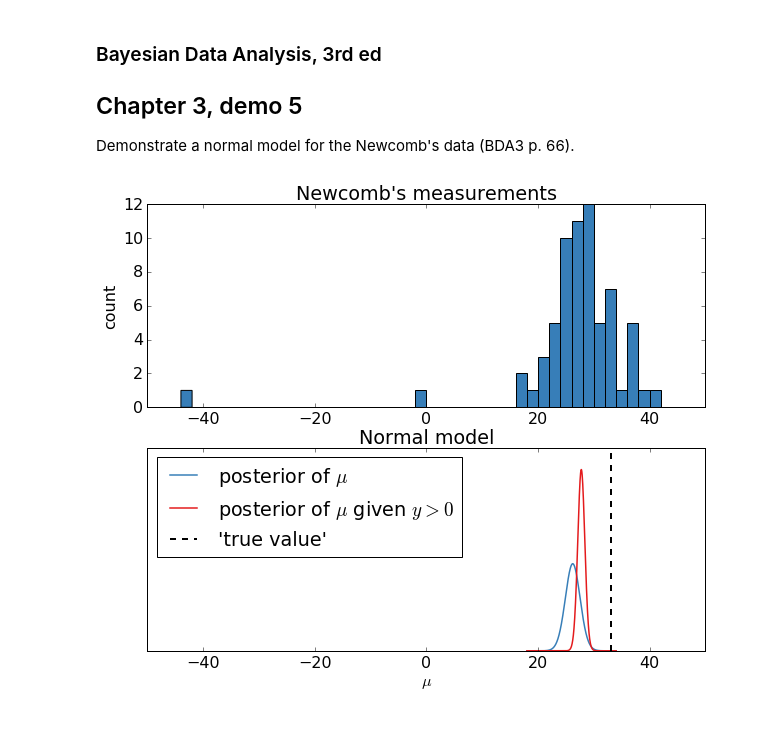
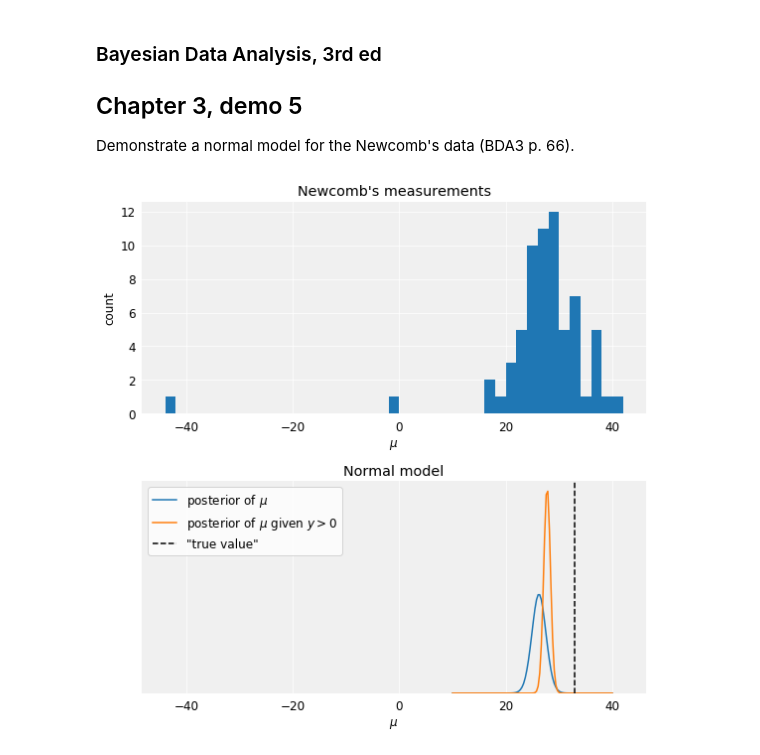
Before and after one commit to avehtari/BDA_py_demos, a Jupyter notebook: demos_ch3/demo3_5.ipynb, the cells around one changed output. Cells and saved outputs as stored; diff of their text form; code cells hidden in the pictures; blank space fills up the shorter version.

```diff
--- a/demos_ch3/demo3_5.ipynb
+++ b/demos_ch3/demo3_5.ipynb
@@ -24,3 +21,8 @@ plt.rc('axes', prop_cycle=plt.cycler(
+# %%
+# edit default plot settings
+plt.rc('font', size=12)
+# apply custom background plotting style
+plt.style.use(plot_tools.custom_styles['gray_background'])
 # %%
 # data
 data_path = os.path.abspath(
@@ -44,8 +46,8 @@ s2_pos = np.var(y_pos, ddof=1)
 my_pos = np.mean(y_pos)
 # %%
 # for mu, compute the density in these points
-tl1 = [18, 34]
-t1 = np.linspace(tl1[0], tl1[1], 1000)
+tl1 = [10, 40]
+t1 = np.linspace(tl1[0], tl1[1], 100)
 
 # compute the exact marginal density for mu
 # multiplication by 1./sqrt(s2/n) is due to the transformation of variable
@@ -54,33 +56,43 @@ pm_mu = stats.t.pdf((t1 - my) / np.sqrt(s2/n), n-1) / np.sqrt(s2/n)
 
 # compute the exact marginal density for mu for the filtered data
 pm_mu_pos = (
-    stats.t.pdf((t1 - my_pos) / np.sqrt(s2_pos/n_pos), n_pos-1)
-    / np.sqrt(s2_pos/n_pos)
+    stats.t.pdf((t1 - my_pos) / np.sqrt(s2_pos/n_pos), n_pos-1) /
+    np.sqrt(s2_pos/n_pos)
 )
 # %%
-# ====== Plotting
+# Plotting
 
 # create figure
-fig, axes = plt.subplots(2, 1, sharex=True, figsize=(10,8))
+fig, axes = plt.subplots(2, 1, sharex=True, figsize=(8, 8))
 
 # plot histogram
-axes[0].hist(y, np.arange(-44,43,2))
+ax = axes[0]
+ax.hist(y, np.arange(-44, 43, 2))
 # decorate
-axes[0].set_title('Newcomb\'s measurements')
-axes[0].set_ylabel('count')
+ax.set_title('Newcomb\'s measurements')
+ax.set_ylabel('count')
+ax.set_xlabel('$\mu$')
 plt.setp(axes[0].get_xticklabels(), visible=True)
 
 # plot the posterior of mu
-axes[1].plot(t1, pm_mu, linewidth=1.5)
+ax = axes[1]
+ax.plot(t1, pm_mu)
 # plot the posterior of mu in the filtered case
-axes[1].plot(t1, pm_mu_pos, linewidth=1.5)
+ax.plot(t1, pm_mu_pos)
 # Plot the currently accepted true value
-axes[1].axvline(33, color='k', linestyle='--')
-axes[1].legend(['posterior of $\mu$',
-                'posterior of $\mu$ given $y > 0$',
-                '\'true value\''], loc='upper left')
-axes[1].set_title('Normal model')
-axes[1].set_xlabel('$\mu$')
-axes[1].set_yticks(());
+ax.axvline(33, color='k', linestyle='--')
+ax.legend(
+    ('posterior of $\mu$',
+     'posterior of $\mu$ given $y > 0$',
+     '"true value"'),
+    loc='upper left'
+)
+ax.set_title('Normal model')
+ax.set_xlabel('$\mu$')
+ax.set_yticks(())
+# set bottom to zero
+ax.set_ylim((0, ax.set_ylim()[1]))
+
+fig.tight_layout()
 # %% [output]
-[figure, old version]
+[figure, new version]
```
Also changed, not shown: parts of 4 cells of this notebook, 2 other files.
